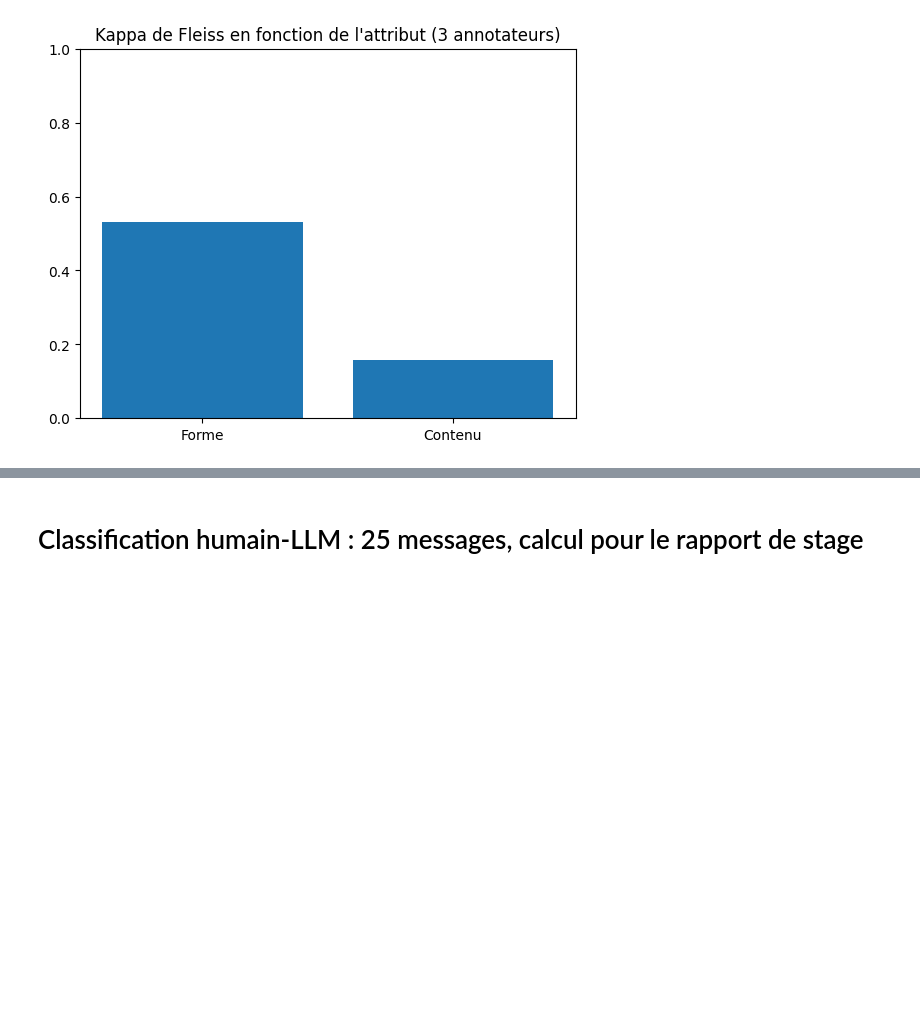
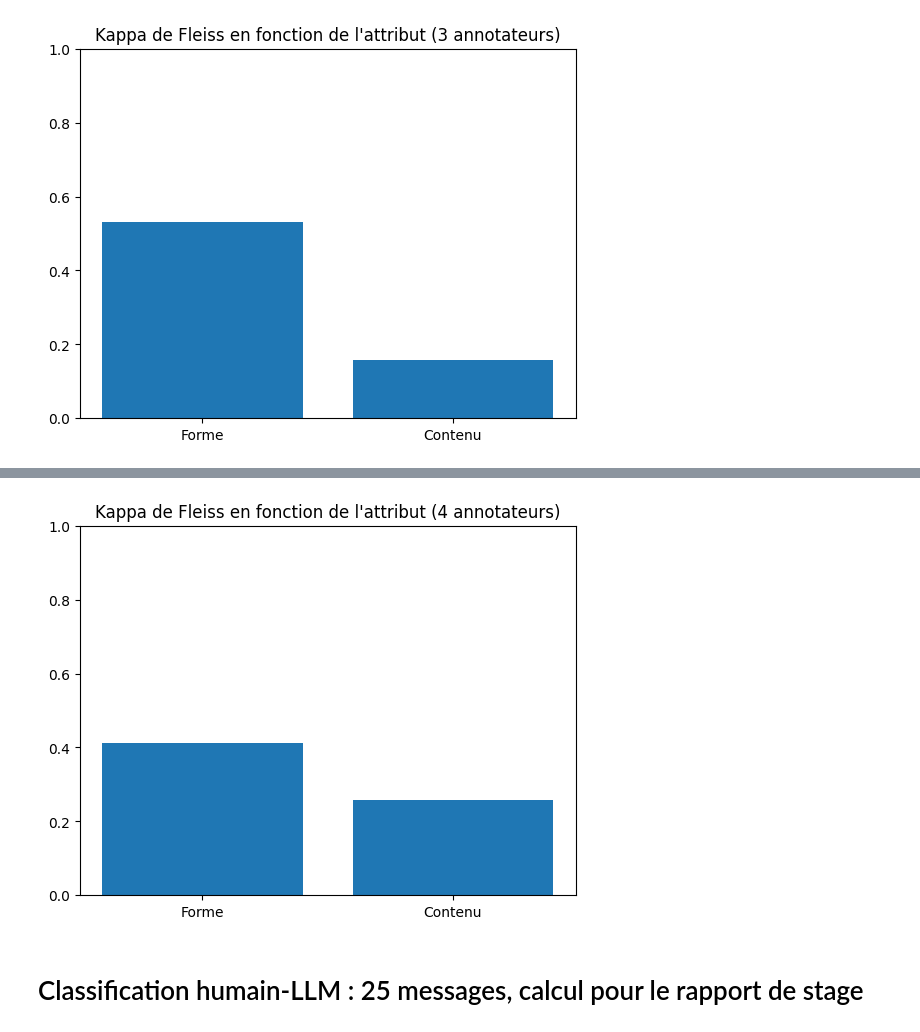
Before and after one commit to chloeboireaudevier/StageMIDL, a Jupyter notebook: kappa_cohen.ipynb, the cells around one changed output, grey strips where cells are left out. Drawn from its saved outputs; the diff is of its cells as text; code cells hidden in the pictures; blank space fills up the shorter version.

```diff
--- a/kappa_cohen.ipynb
+++ b/kappa_cohen.ipynb
@@ -269,3 +338,11 @@ plt.show()
+# %%
+plt.bar(["Forme","Contenu"],[multi_score_forme,multi_score_contenu])
+
+plt.title("Kappa de Fleiss en fonction de l'attribut (4 annotateurs)")
+plt.ylim([0,1])
+plt.show()
+# %% [output]
+[figure, added]
 # %% [markdown]
 # Classification humain-LLM : 25 messages, calcul pour le rapport de stage
 # %%
```
Also changed, not shown: parts of 4 cells of this notebook, 1 other file.
